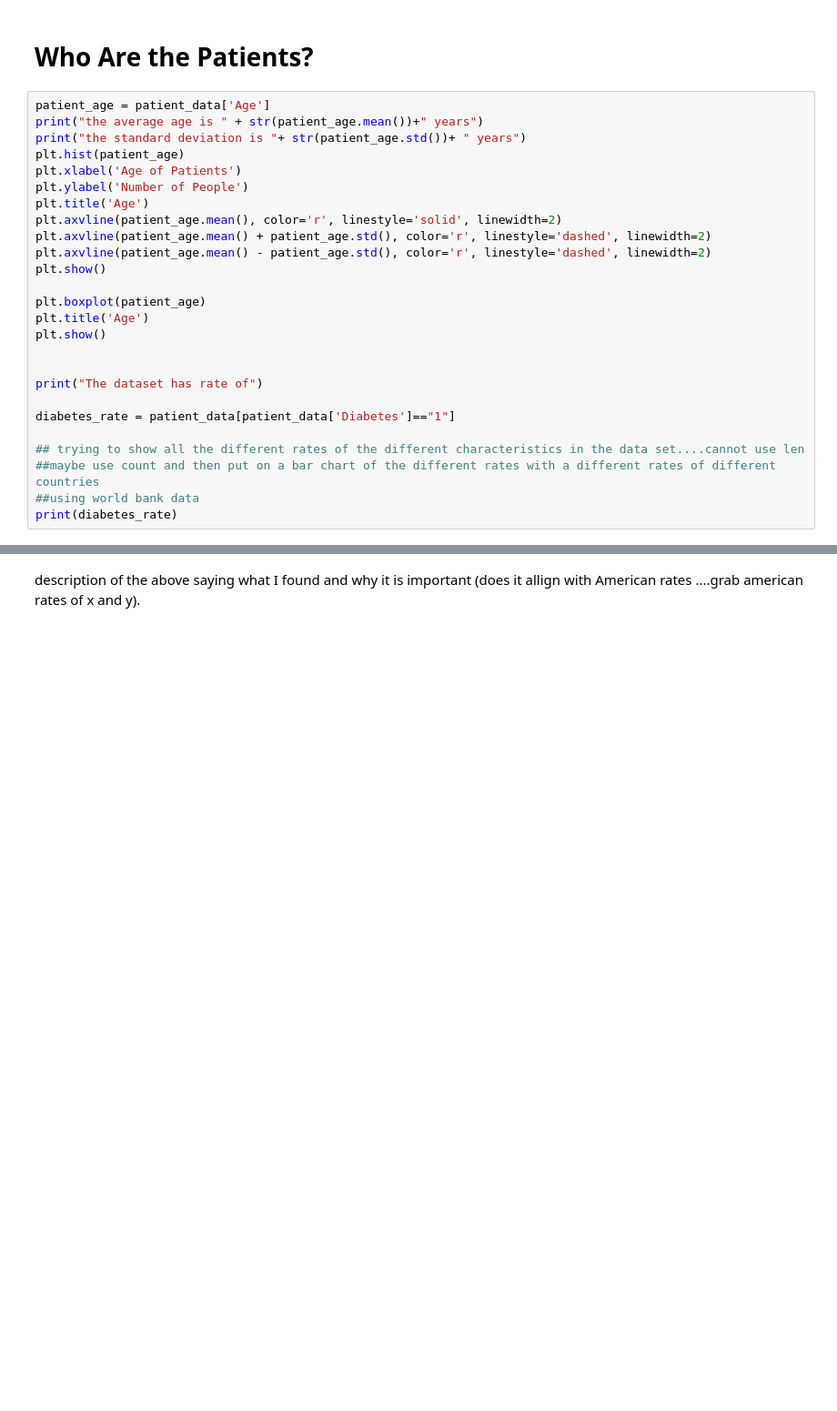
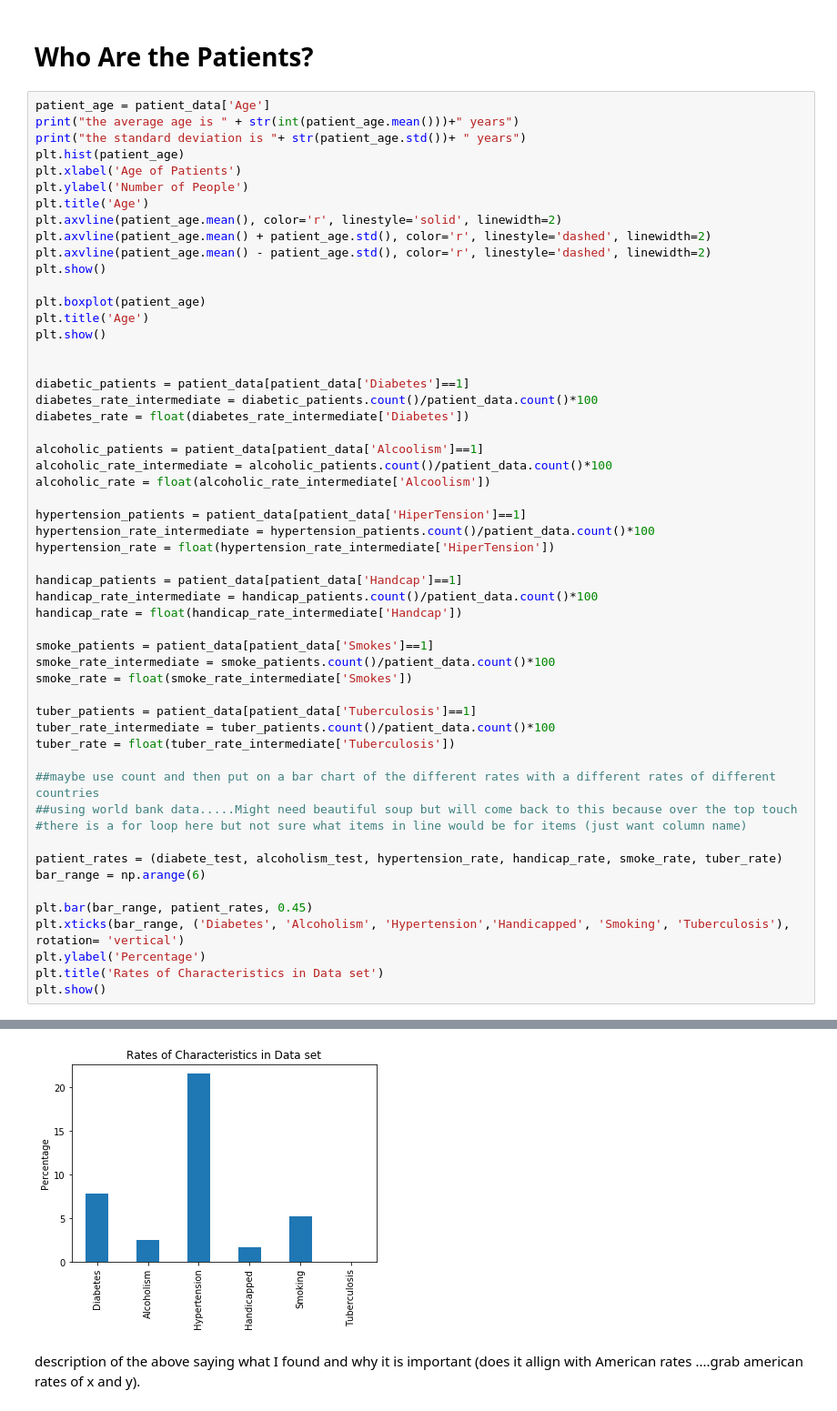
Before and after one commit to sbschechner/DataScienceCapstone, a Jupyter notebook: Capstone - Patient Data.ipynb, the cells around one changed output, grey strips where cells are left out. Shown: that part at 91% size. Saved outputs shown, nothing was run; the diff lists cells and outputs as text; blank space fills up the shorter version.

Commit message:
Analysis and Graphs

```diff
--- a/Capstone - Patient Data.ipynb
+++ b/Capstone - Patient Data.ipynb
@@ -42,7 +42,7 @@ So to summarize:
 # Who Are the Patients?
 # %%
 patient_age = patient_data['Age']
-print("the average age is " + str(patient_age.mean())+" years")
+print("the average age is " + str(int(patient_age.mean()))+" years")
 print("the standard deviation is "+ str(patient_age.std())+ " years")
 plt.hist(patient_age)
 plt.xlabel('Age of Patients')
@@ -58,12 +58,40 @@ plt.title('Age')
 plt.show()
 
 
-print("The dataset has rate of")
+diabetic_patients = patient_data[patient_data['Diabetes']==1]
+diabetes_rate_intermediate = diabetic_patients.count()/patient_data.count()*100
+diabetes_rate = float(diabetes_rate_intermediate['Diabetes'])
 
-diabetes_rate = patient_data[patient_data['Diabetes']=="1"]
+alcoholic_patients = patient_data[patient_data['Alcoolism']==1]
+alcoholic_rate_intermediate = alcoholic_patients.count()/patient_data.count()*100
+alcoholic_rate = float(alcoholic_rate_intermediate['Alcoolism'])
 
-## trying to show all the different rates of the different characteristics in the data set....cannot use len
+hypertension_patients = patient_data[patient_data['HiperTension']==1]
+hypertension_rate_intermediate = hypertension_patients.count()/patient_data.count()*100
+hypertension_rate = float(hypertension_rate_intermediate['HiperTension'])
+
+handicap_patients = patient_data[patient_data['Handcap']==1]
+handicap_rate_intermediate = handicap_patients.count()/patient_data.count()*100
+handicap_rate = float(handicap_rate_intermediate['Handcap'])
+
+smoke_patients = patient_data[patient_data['Smokes']==1]
+smoke_rate_intermediate = smoke_patients.count()/patient_data.count()*100
+smoke_rate = float(smoke_rate_intermediate['Smokes'])
+
+tuber_patients = patient_data[patient_data['Tuberculosis']==1]
+tuber_rate_intermediate = tuber_patients.count()/patient_data.count()*100
+tuber_rate = float(tuber_rate_intermediate['Tuberculosis'])
+
 ##maybe use count and then put on a bar chart of the different rates with a different rates of different countries
-##using world bank data
-print(diabetes_rate)
+##using world bank data.....Might need beautiful soup but will come back to this because over the top touch
+#there is a for loop here but not sure what items in line would be for items (just want column name)
+
+patient_rates = (diabete_test, alcoholism_test, hypertension_rate, handicap_rate, smoke_rate, tuber_rate)
+bar_range = np.arange(6)
+
+plt.bar(bar_range, patient_rates, 0.45)
+plt.xticks(bar_range, ('Diabetes', 'Alcoholism', 'Hypertension','Handicapped', 'Smoking', 'Tuberculosis'), rotation= 'vertical')
+plt.ylabel('Percentage')
+plt.title('Rates of Characteristics in Data set')
+plt.show()
 # %% [output]
@@ -76,3 +102,4 @@ TypeError: invalid type comparison
+[figure, added]
 # %% [markdown]
 description of the above saying what I found and why it is important (does it allign with American rates ....grab american rates of x and y).
 # %% [markdown]
```
Also changed, not shown: parts of 9 cells of this notebook.
